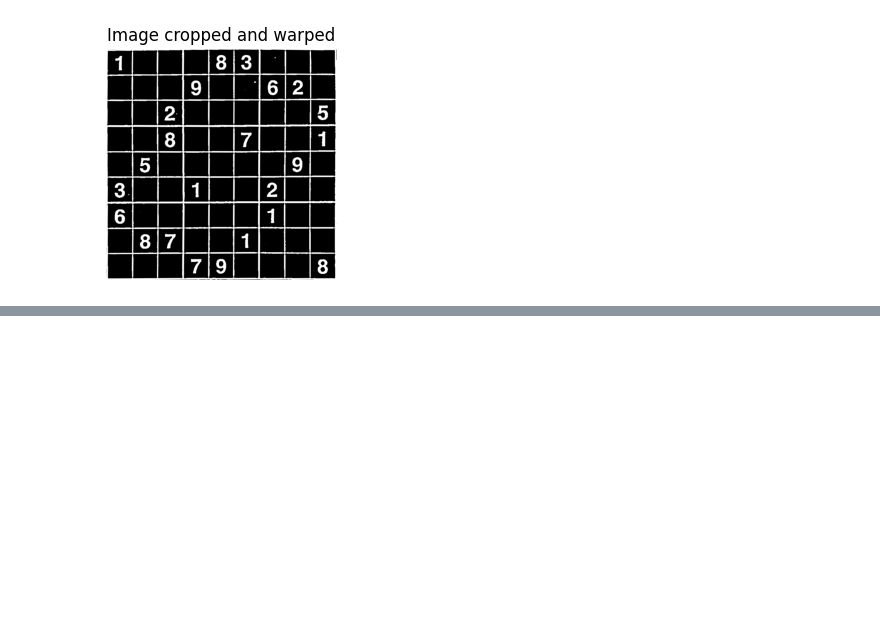
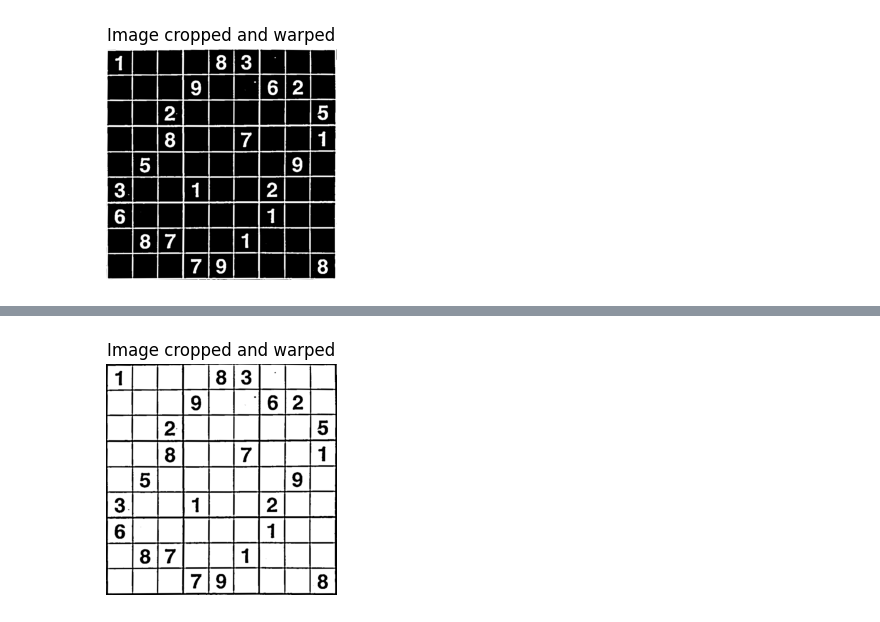
Before and after one commit to matteobarbieri/phd-school, a Jupyter notebook: home/notebooks_solution/3-solve-sudoku.ipynb, the cells around one changed output, grey strips where cells are left out. Cells and saved outputs as stored; diff of their text form; code cells hidden in the pictures; blank space fills up the shorter version.

```diff
--- a/home/notebooks_solution/3-solve-sudoku.ipynb
+++ b/home/notebooks_solution/3-solve-sudoku.ipynb
@@ -409,2 +370,0 @@ _, cropped_t = cv2.threshold(cropped,127,255,cv2.THRESH_TOZERO)
-# %%
-cropped = cropped_t
@@ -424,5 +402,14 @@ digits_int = np.array([convert(d) for d in digits])
 digits_int = digits_int.reshape((9, 9))
 # %%
 digits_list = [list(ll) for ll in list(digits_int)]
+# %%
+# And here's the grid again, for reference so that you don't have to scroll up and down
+
+plt.figure(figsize=(3, 3))
+plt.axis('off') # Removes axis
+plt.imshow(255-cropped, cmap='gray')
+plt.title("Image cropped and warped");
+# %% [output]
+[figure, added]
 # %%
 print_board(digits_list)
```
Also changed, not shown: parts of 52 cells of this notebook, 1 other file.
